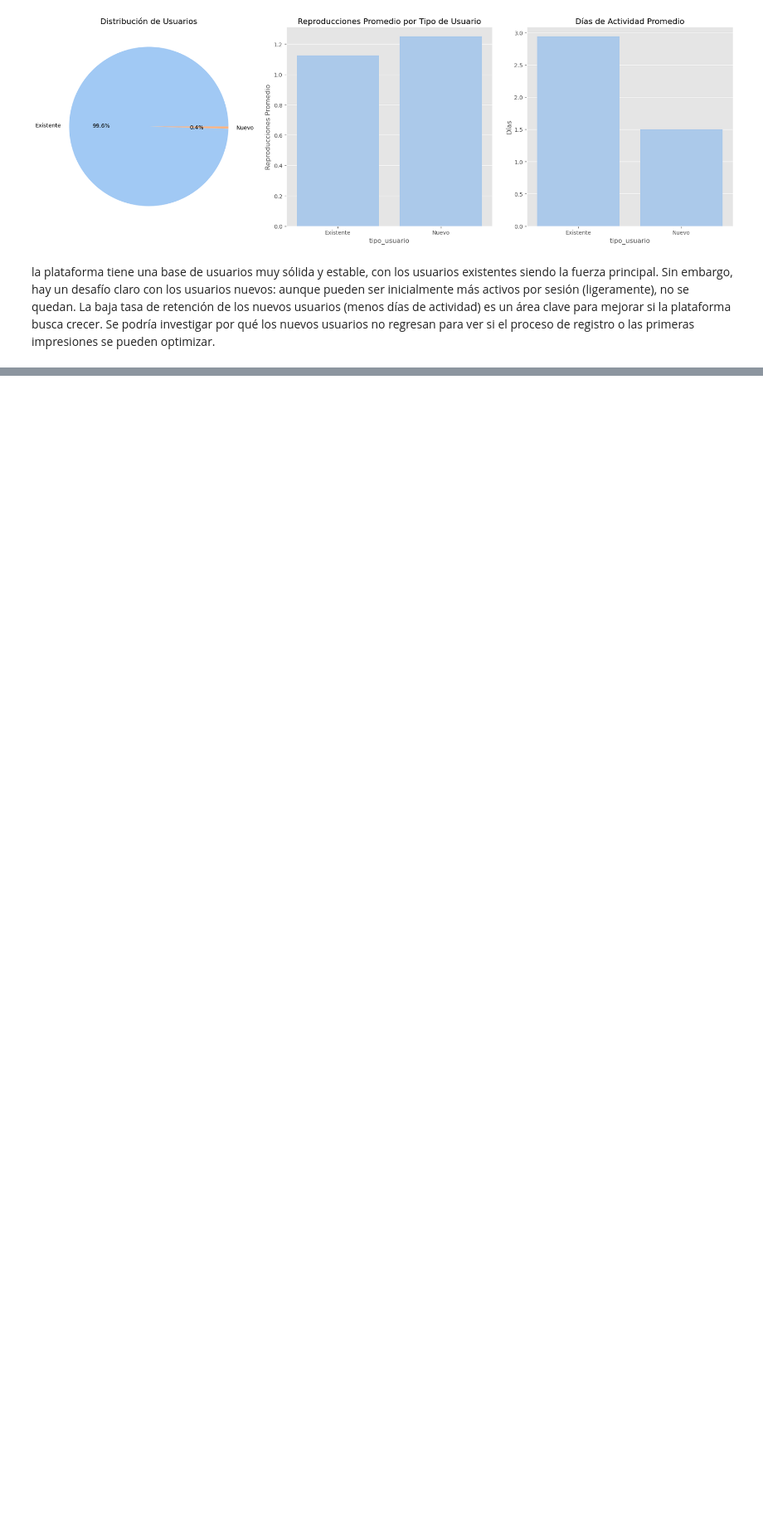
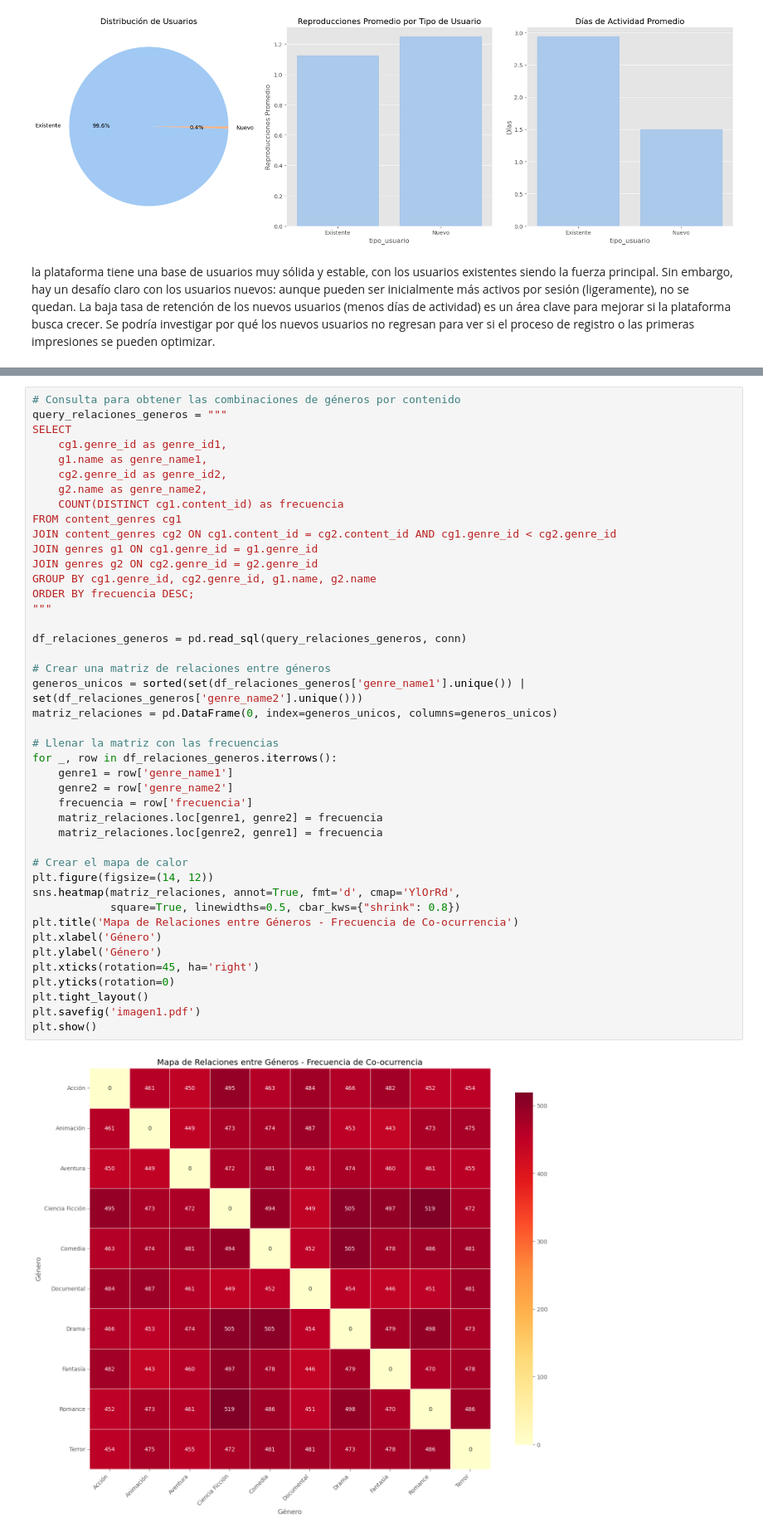
Before and after one commit to agustin29a/streaming_etl, a Jupyter notebook: gold/Analisis de datos.ipynb, the cells around one changed output, grey strips where cells are left out. Shown at 83% size. Saved outputs shown, nothing was run; the diff lists cells and outputs as text; blank space fills up the shorter version.

```diff
--- a/gold/Analisis de datos.ipynb
+++ b/gold/Analisis de datos.ipynb
@@ -496,0 +499,45 @@ la plataforma tiene una base de usuarios muy sólida y estable, con los usuarios
+# %%
+# Consulta para obtener las combinaciones de géneros por contenido
+query_relaciones_generos = """
+SELECT
+    cg1.genre_id as genre_id1,
+    g1.name as genre_name1,
+    cg2.genre_id as genre_id2,
+    g2.name as genre_name2,
+    COUNT(DISTINCT cg1.content_id) as frecuencia
+FROM content_genres cg1
+JOIN content_genres cg2 ON cg1.content_id = cg2.content_id AND cg1.genre_id < cg2.genre_id
+JOIN genres g1 ON cg1.genre_id = g1.genre_id
+JOIN genres g2 ON cg2.genre_id = g2.genre_id
+GROUP BY cg1.genre_id, cg2.genre_id, g1.name, g2.name
+ORDER BY frecuencia DESC;
+"""
+
+df_relaciones_generos = pd.read_sql(query_relaciones_generos, conn)
+
+# Crear una matriz de relaciones entre géneros
+generos_unicos = sorted(set(df_relaciones_generos['genre_name1'].unique()) | set(df_relaciones_generos['genre_name2'].unique()))
+matriz_relaciones = pd.DataFrame(0, index=generos_unicos, columns=generos_unicos)
+
+# Llenar la matriz con las frecuencias
+for _, row in df_relaciones_generos.iterrows():
+    genre1 = row['genre_name1']
+    genre2 = row['genre_name2']
+    frecuencia = row['frecuencia']
+    matriz_relaciones.loc[genre1, genre2] = frecuencia
+    matriz_relaciones.loc[genre2, genre1] = frecuencia
+
+# Crear el mapa de calor
+plt.figure(figsize=(14, 12))
+sns.heatmap(matriz_relaciones, annot=True, fmt='d', cmap='YlOrRd',
+            square=True, linewidths=0.5, cbar_kws={"shrink": 0.8})
+plt.title('Mapa de Relaciones entre Géneros - Frecuencia de Co-ocurrencia')
+plt.xlabel('Género')
+plt.ylabel('Género')
+plt.xticks(rotation=45, ha='right')
+plt.yticks(rotation=0)
+plt.tight_layout()
+plt.savefig('imagen1.pdf')
+plt.show()
+# %% [output]
+[figure, added]
```
Also changed, not shown: parts of 13 cells of this notebook.
